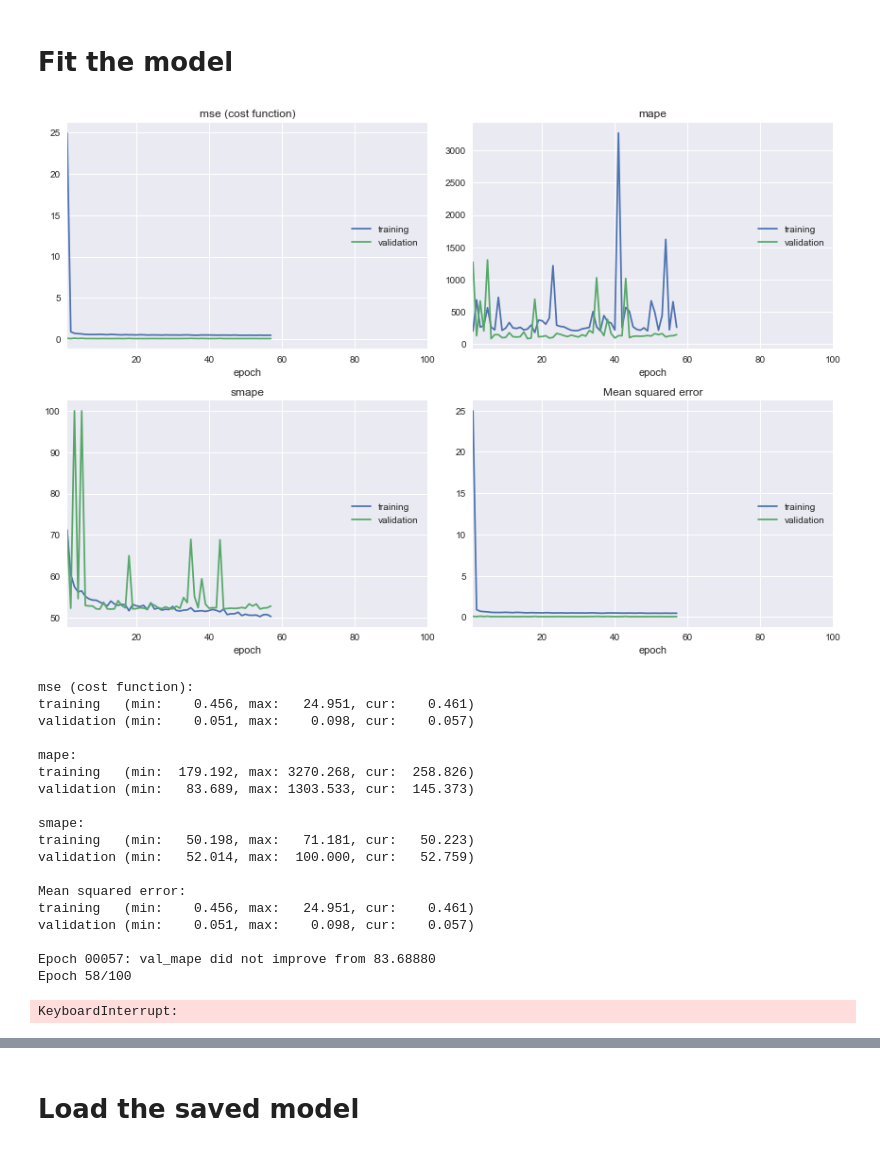
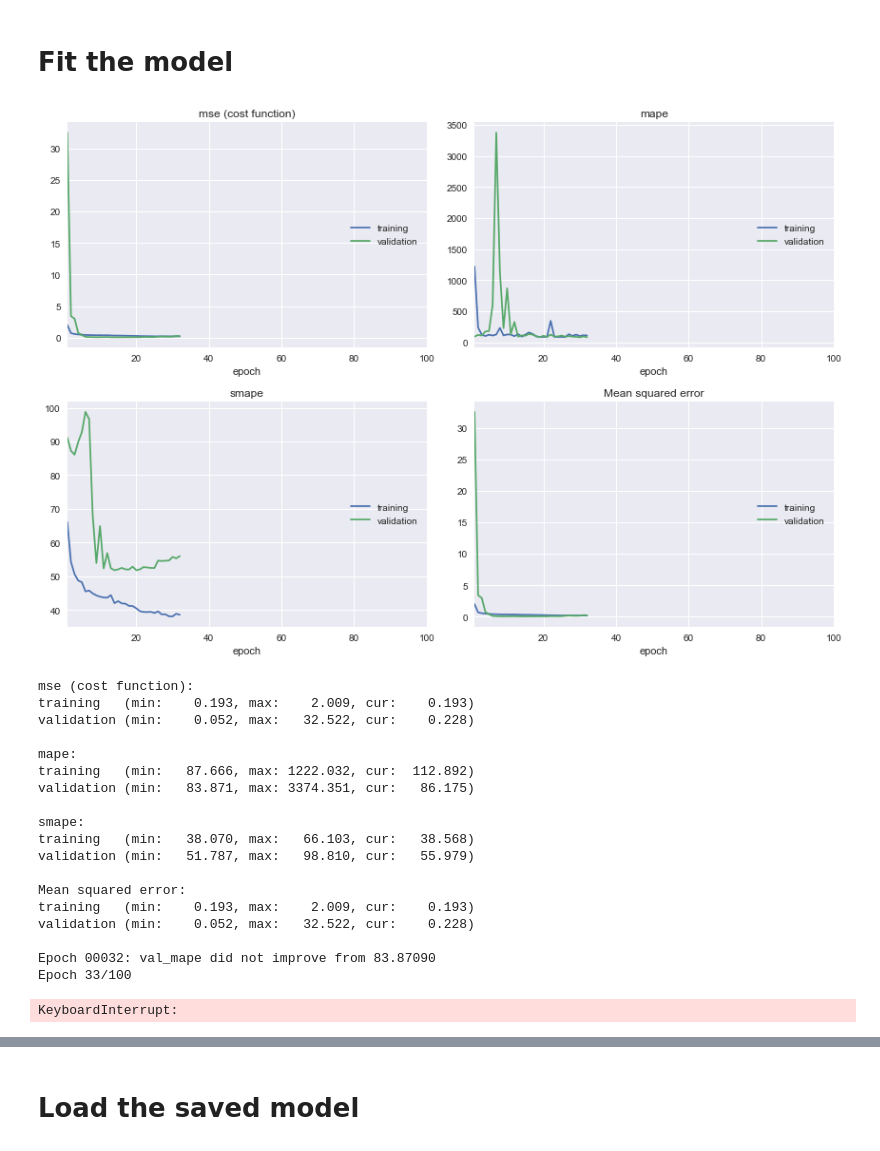
Before and after one commit to deKeijzer/Multivariate-time-series-models-in-Keras, a Jupyter notebook: notebooks/4.2 LSTM.ipynb, the cells around one changed output, grey strips where cells are left out. Drawn from its saved outputs; the diff is of its cells as text; code cells hidden in the pictures.

Commit message:
Model results are done.

```diff
--- a/notebooks/4.2 LSTM.ipynb
+++ b/notebooks/4.2 LSTM.ipynb
@@ -281,49 +275,49 @@ nadam = Nadam(lr=lr)
 model = create_model()
 
 # compile & fit
-model.compile(optimizer='adagrad', loss = ['mse'], metrics=[mape, smape, 'mse'])
+model.compile(optimizer='adam', loss = ['mse'], metrics=[mape, smape, 'mse'])
 # %% [markdown]
 # Fit the model
 # %%
 early_stopping_monitor = EarlyStopping(patience=5000)
 
 # This is used to save the best model, currently monitoring val_mape
 # checkpoint
 filepath="models\\LSTM.best.hdf5"
 checkpoint = ModelCheckpoint(filepath, monitor='val_mape', verbose=1, save_best_only=True, mode='min')
 
 epoch_size = 14
-schedule = SGDRScheduler(min_lr=4.2e-6, #1e-5
+schedule = SGDRScheduler(min_lr=2.3e-6, #1e-5
                                      max_lr=3.5e-2, # 1e-2
                                      steps_per_epoch=np.ceil(epoch_size/bs),
                                      lr_decay=0.9,
                                      cycle_length=5, # 5
                                      mult_factor=1.5)
 
 model.fit(X_train, y_train, epochs=epochs, batch_size=bs, validation_split=0.2,
          verbose=1, callbacks=[PlotLossesKeras(), early_stopping_monitor, checkpoint,schedule])
 
 print(model.summary())
 # %% [output]
-[figure, old version]
+[figure, new version]
 mse (cost function):
-training   (min:    0.456, max:   24.951, cur:    0.461)
-validation (min:    0.051, max:    0.098, cur:    0.057)
+training   (min:    0.193, max:    2.009, cur:    0.193)
+validation (min:    0.052, max:   32.522, cur:    0.228)
 
 mape:
-training   (min:  179.192, max: 3270.268, cur:  258.826)
-validation (min:   83.689, max: 1303.533, cur:  145.373)
+training   (min:   87.666, max: 1222.032, cur:  112.892)
+validation (min:   83.871, max: 3374.351, cur:   86.175)
 
 smape:
-training   (min:   50.198, max:   71.181, cur:   50.223)
-validation (min:   52.014, max:  100.000, cur:   52.759)
+training   (min:   38.070, max:   66.103, cur:   38.568)
+validation (min:   51.787, max:   98.810, cur:   55.979)
 
 Mean squared error:
-training   (min:    0.456, max:   24.951, cur:    0.461)
-validation (min:    0.051, max:    0.098, cur:    0.057)
+training   (min:    0.193, max:    2.009, cur:    0.193)
+validation (min:    0.052, max:   32.522, cur:    0.228)
 
-Epoch 00057: val_mape did not improve from 83.68880
-Epoch 58/100
+Epoch 00032: val_mape did not improve from 83.87090
+Epoch 33/100
 KeyboardInterrupt:
 # %%
 # Plot fit history
```
Also changed, not shown: parts of 10 cells of this notebook, 15 other files.
